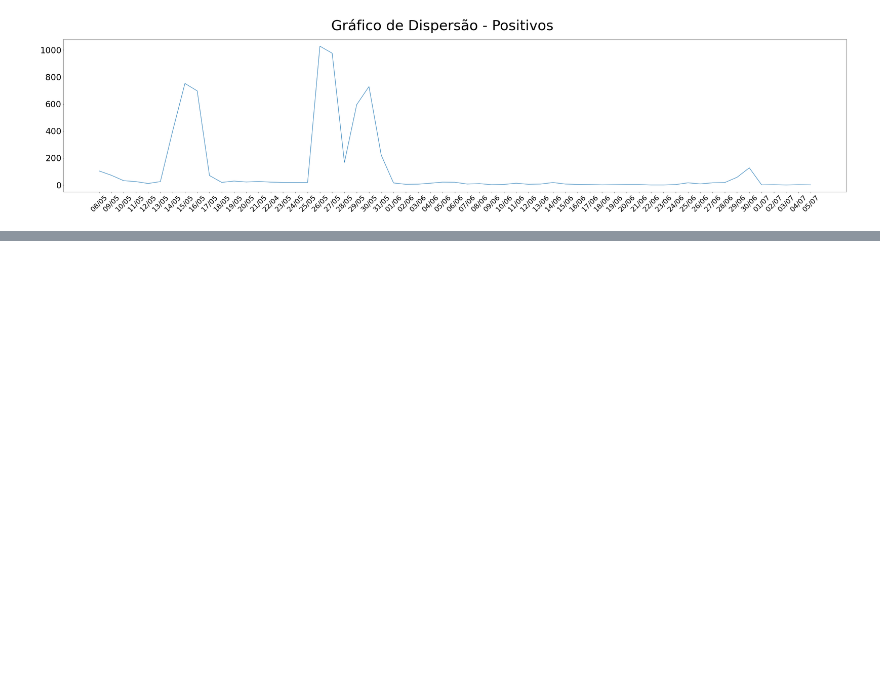
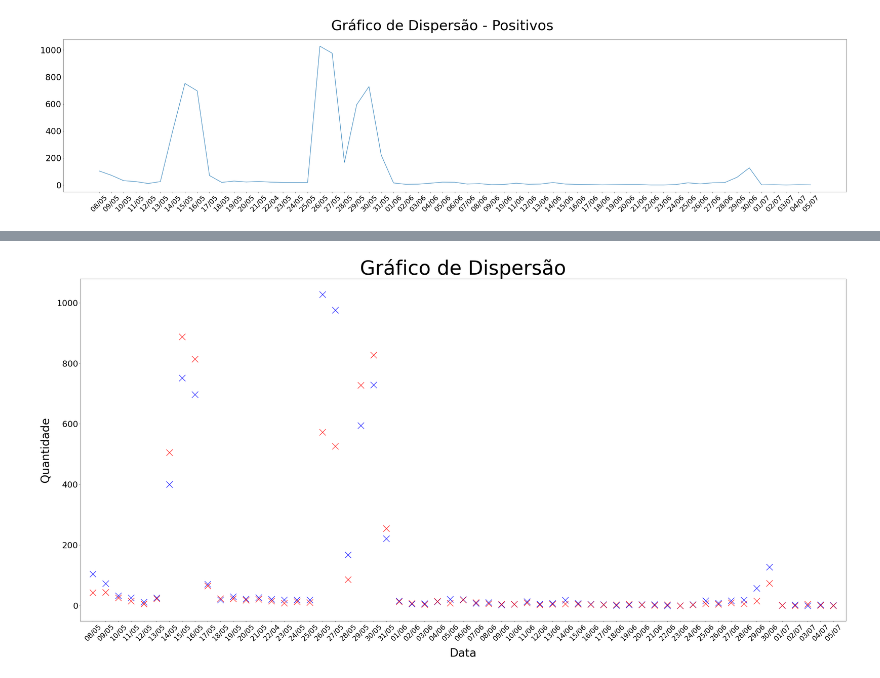
Before and after one commit to raissaofernandes/NPL-PIBIC-CNPq, a Jupyter notebook: graficoDispersao2.ipynb, the cells around one changed output, grey strips where cells are left out. Cells and saved outputs as stored; diff of their text form; code cells hidden in the pictures; blank space fills up the shorter version.

```diff
--- a/graficoDispersao2.ipynb
+++ b/graficoDispersao2.ipynb
@@ -119,0 +138,30 @@ plt.show()
+# %%
+Y = df['positivo']
+X = df['data']
+
+x1 = df['data']
+y1 = df['negativo']
+
+w = 40
+h = 20
+d = 70
+plt.figure(figsize=(w, h), dpi=d)
+plt.xlim(-1, 59)
+
+plt.scatter(X,Y, color="blue", s=500, marker="x")
+plt.scatter(x1,y1, color="red", s=500, marker="x")
+
+plt.title('Gráfico de Dispersão', fontsize=70)
+
+plt.xlabel('Data', fontsize=40, labelpad=20)
+plt.xticks(rotation=45)
+plt.ylabel('Quantidade', fontsize=40, labelpad=20)
+
+plt.rcParams['xtick.labelsize'] = 25
+plt.rcParams['ytick.labelsize'] = 30
+
+
+plt.tight_layout()
+plt.show()
+# %% [output]
+[figure, added]
```
Also changed, not shown: parts of 2 cells of this notebook.
